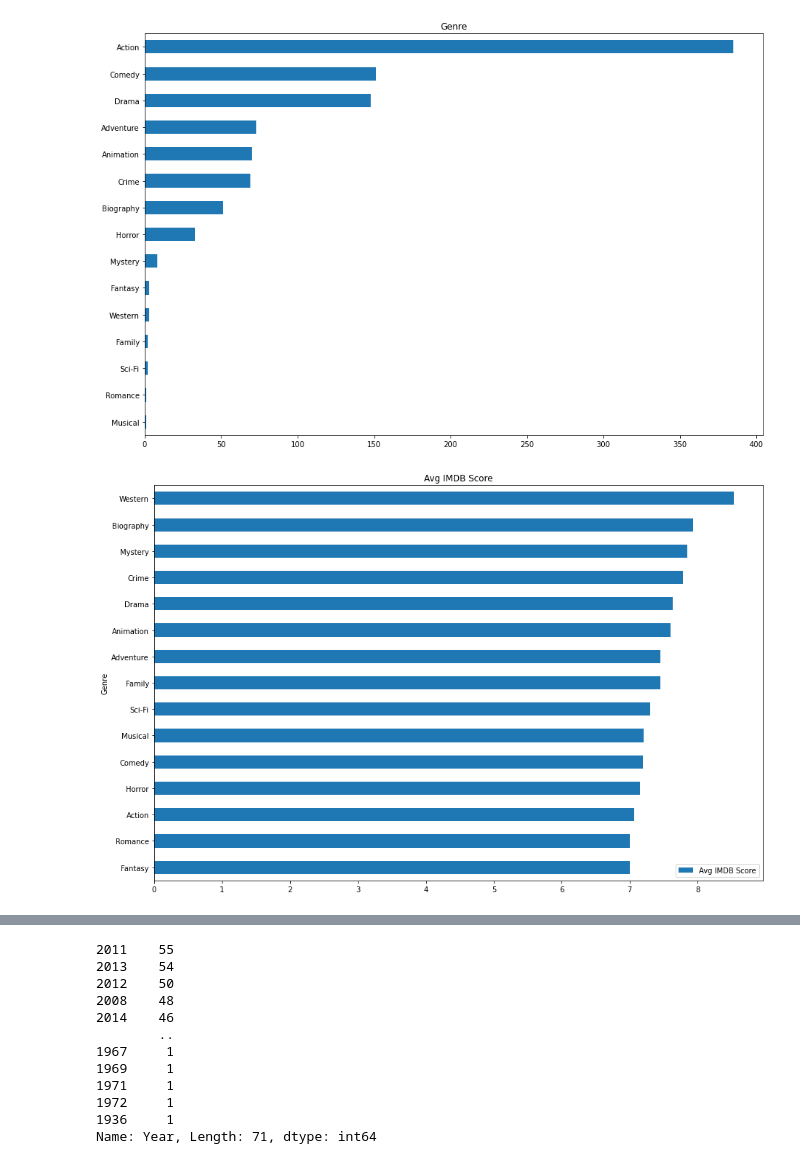
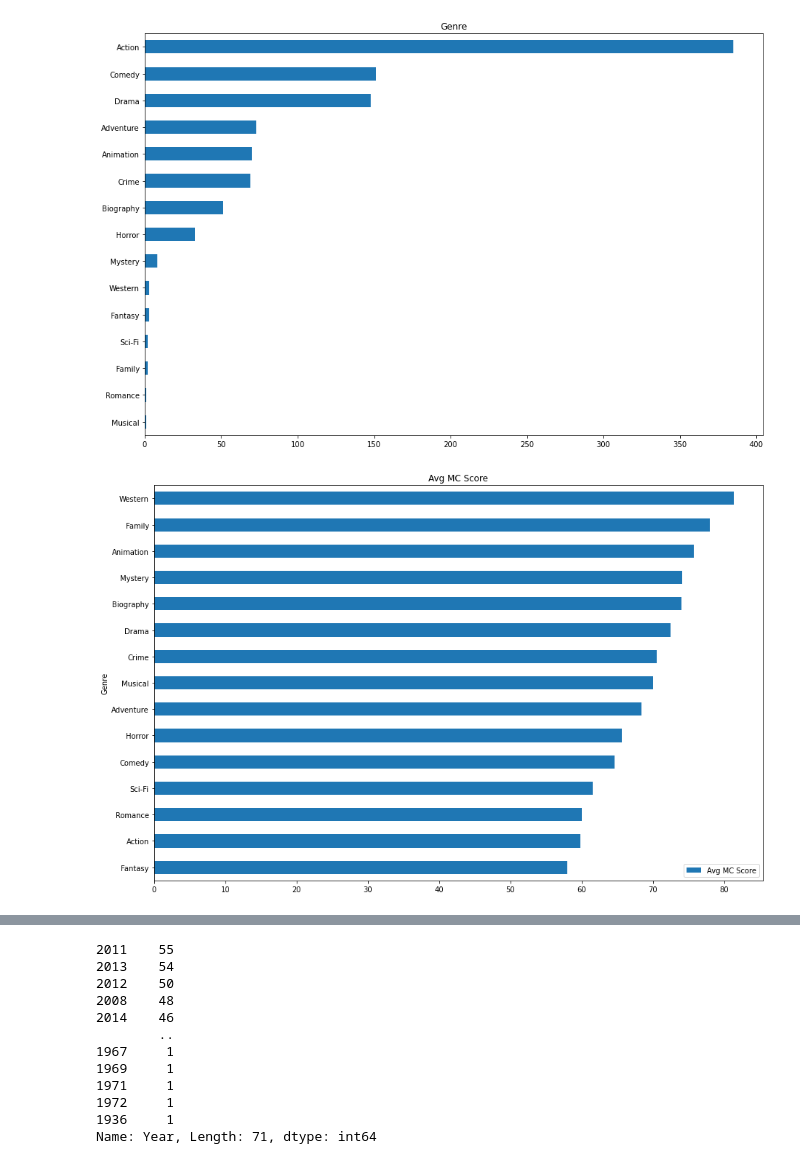
Before and after one commit to kdsl01/Data_science_Project_Scrpaer_and_data, a Jupyter notebook: data_project_2.ipynb, the cells around one changed output, grey strips where cells are left out. Cells and saved outputs as stored; diff of their text form; code cells hidden in the pictures.

```diff
--- a/data_project_2.ipynb
+++ b/data_project_2.ipynb
@@ -52,13 +65,13 @@ for g in range(total):
     x = train.loc[(train['Director'] == dirlist[g])]
     if len(x['Year']) > 5:
         newdirlist.append(dirlist[g])
-        avgrat = x['IMDB score'].sum() / len(x['Year'])
+        avgrat = x['MC Score'].sum() / len(x['Year'])
         ccx.append(avgrat)
 
-d = {'Director':newdirlist,'Avg IMDB Score':ccx}
+d = {'Director':newdirlist,'Avg MC Score':ccx}
 diravg = pd.DataFrame(d)
 
-sort = diravg.sort_values(by=['Avg IMDB Score'], ascending=False)
-sort.head(20).sort_values(by=['Avg IMDB Score']).plot(x = 'Director', y = 'Avg IMDB Score', kind='barh', subplots=True, figsize=(15,10))
-plt.savefig('fig3.jpeg', dpi = 150)
+sort = diravg.sort_values(by=['Avg MC Score'], ascending=False)
+sort.head(20).sort_values(by=['Avg MC Score']).plot(x = 'Director', y = 'Avg MC Score', kind='barh', subplots=True, figsize=(15,10))
+plt.savefig('fig7.jpeg', dpi = 150)
 # %% [output]
@@ -96,19 +109,19 @@ for index, row in test2.iterrows():
 # %%
 total2 = len(genlist)
 ccx3 = []
 newgenlist = []
 for g in range(total2):
     x3 = train.loc[(train['Genre'] == genlist[g])]
     if len(x3['Year']) > 0:
         newgenlist.append(genlist[g])
-        genavg = x3['IMDB score'].sum() / len(x3['Year'])
+        genavg = x3['MC Score'].sum() / len(x3['Year'])
         ccx3.append(genavg)
 
-d3 = {'Genre':newgenlist,'Avg IMDB Score':ccx3}
+d3 = {'Genre':newgenlist,'Avg MC Score':ccx3}
 genavg = pd.DataFrame(d3)
 
-sort3 = genavg.sort_values(by=['Avg IMDB Score'], ascending=False)
-sort3.head(20).sort_values(by=['Avg IMDB Score']).plot(x = 'Genre', y = 'Avg IMDB Score', kind='barh', subplots=True, figsize=(15,10))
-plt.savefig('fig5.jpeg', dpi = 150)
+sort3 = genavg.sort_values(by=['Avg MC Score'], ascending=False)
+sort3.head(20).sort_values(by=['Avg MC Score']).plot(x = 'Genre', y = 'Avg MC Score', kind='barh', subplots=True, figsize=(15,10))
+plt.savefig('fig8.jpeg', dpi = 150)
 # %% [output]
-[figure, old version]
+[figure, new version]
```
Also changed, not shown: parts of 10 cells of this notebook, 1 other file.
